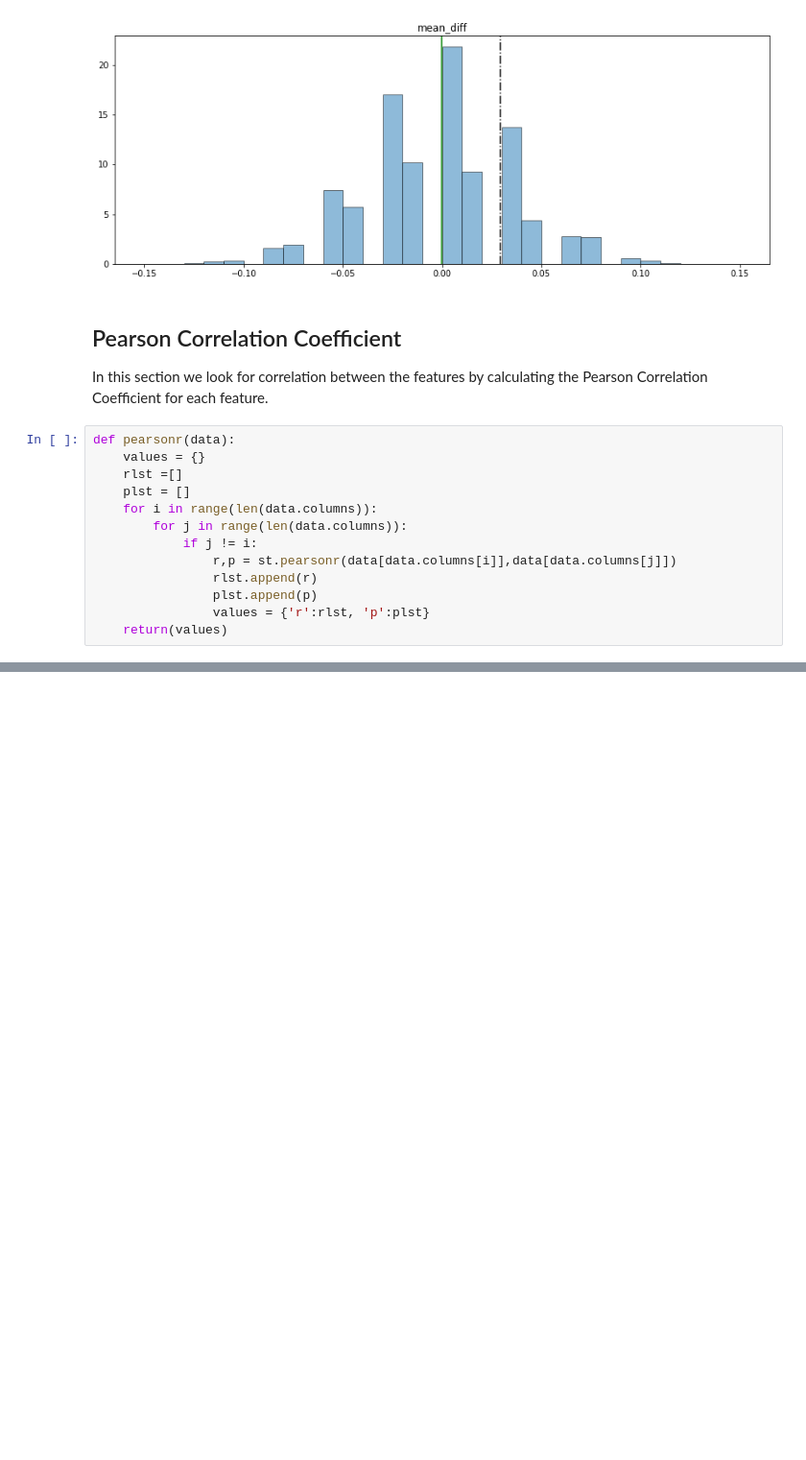
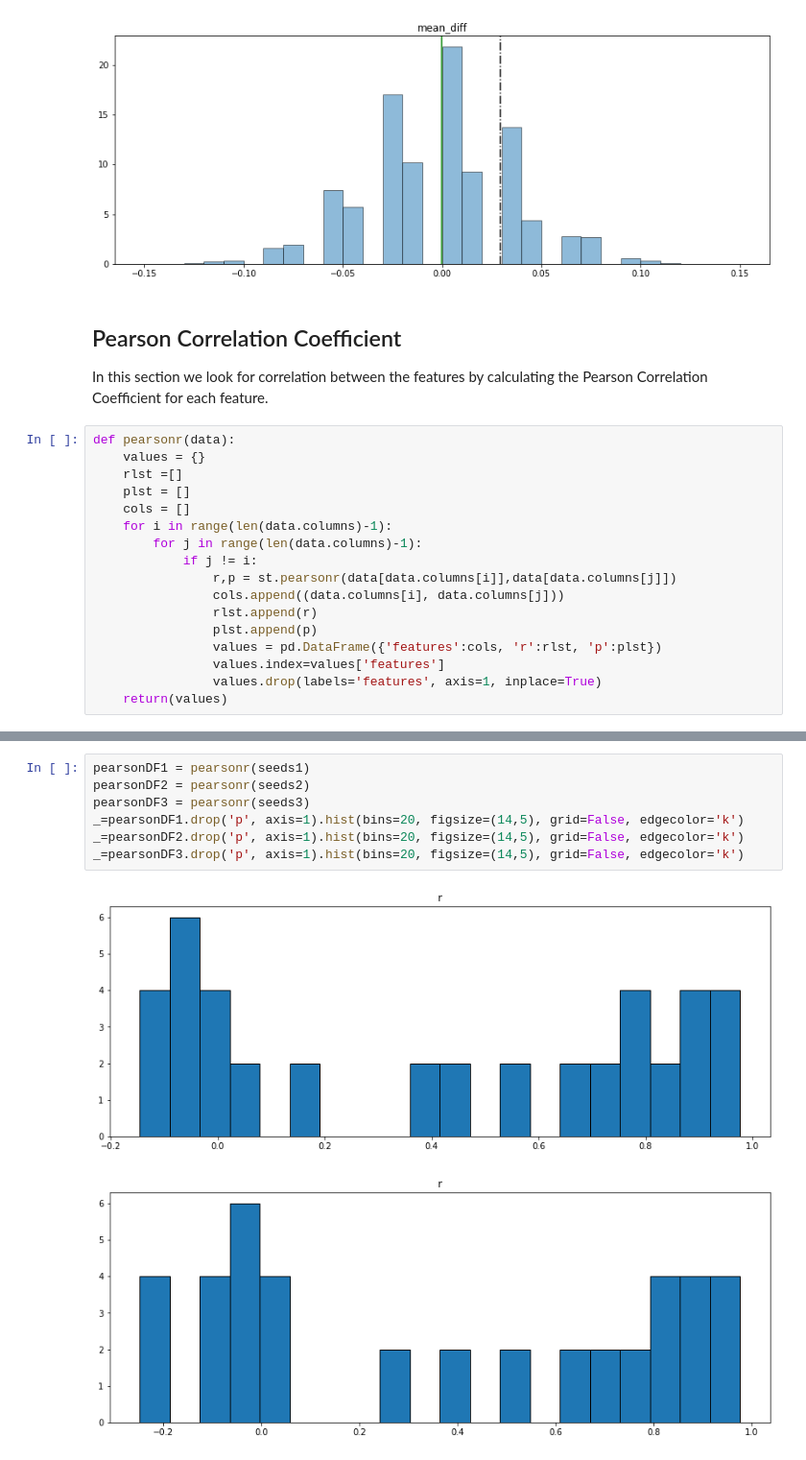
Before and after one commit to nanodoc2020/Springboard, a Jupyter notebook: Capstone-Project1/Data_Story/Statistical Analysis.ipynb, the cells around one changed output, grey strips where cells are left out. Shown at 96% size. Saved outputs shown, nothing was run; the diff lists cells and outputs as text; blank space fills up the shorter version.

```diff
--- a/Capstone-Project1/Data_Story/Statistical Analysis.ipynb
+++ b/Capstone-Project1/Data_Story/Statistical Analysis.ipynb
@@ -165,11 +165,15 @@ def pearsonr(data):
     values = {}
     rlst =[]
     plst = []
-    for i in range(len(data.columns)):
-        for j in range(len(data.columns)):
+    cols = []
+    for i in range(len(data.columns)-1):
+        for j in range(len(data.columns)-1):
             if j != i:
                 r,p = st.pearsonr(data[data.columns[i]],data[data.columns[j]])
+                cols.append((data.columns[i], data.columns[j]))
                 rlst.append(r)
                 plst.append(p)
-                values = {'r':rlst, 'p':plst}
+                values = pd.DataFrame({'features':cols, 'r':rlst, 'p':plst})
+                values.index=values['features']
+                values.drop(labels='features', axis=1, inplace=True)
     return(values)
@@ -225,0 +192,10 @@ dic
+# %%
+pearsonDF1 = pearsonr(seeds1)
+pearsonDF2 = pearsonr(seeds2)
+pearsonDF3 = pearsonr(seeds3)
+_=pearsonDF1.drop('p', axis=1).hist(bins=20, figsize=(14,5), grid=False, edgecolor='k')
+_=pearsonDF2.drop('p', axis=1).hist(bins=20, figsize=(14,5), grid=False, edgecolor='k')
+_=pearsonDF3.drop('p', axis=1).hist(bins=20, figsize=(14,5), grid=False, edgecolor='k')
+# %% [output]
+[figure, added]
+[figure, added]
```
Also changed, not shown: parts of 13 cells of this notebook.
